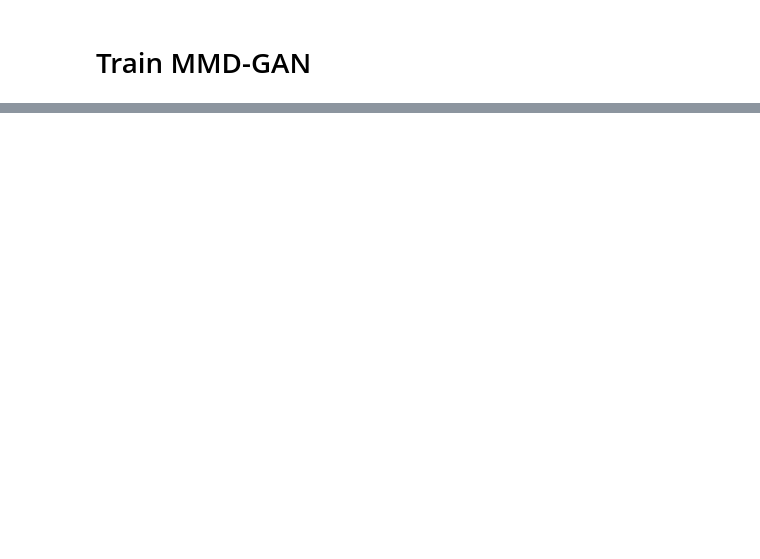
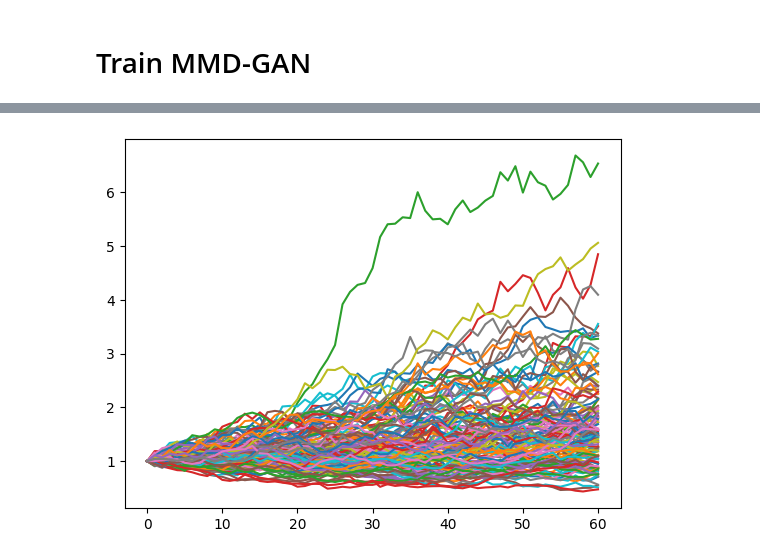
Before and after one commit to justinhou95/Generative-Model-Signature-MMD, a Jupyter notebook: train_model_bs.ipynb, the cells around one changed output, grey strips where cells are left out. Cells and saved outputs as stored; diff of their text form; code cells hidden in the pictures; blank space fills up the shorter version.

```diff
--- a/train_model_bs.ipynb
+++ b/train_model_bs.ipynb
@@ -215,0 +219,9 @@ with torch.no_grad():
+# %%
+# Visualize data
+for item in dataloader:
+    # plt.plot(item[0][:,:,0].T)
+    # plt.show()
+    plt.plot(item[0].exp()[:,:,1].T)
+plt.show()
+# %% [output]
+[figure, added]
```
Also changed, not shown: parts of 11 cells of this notebook, 44 other files.
